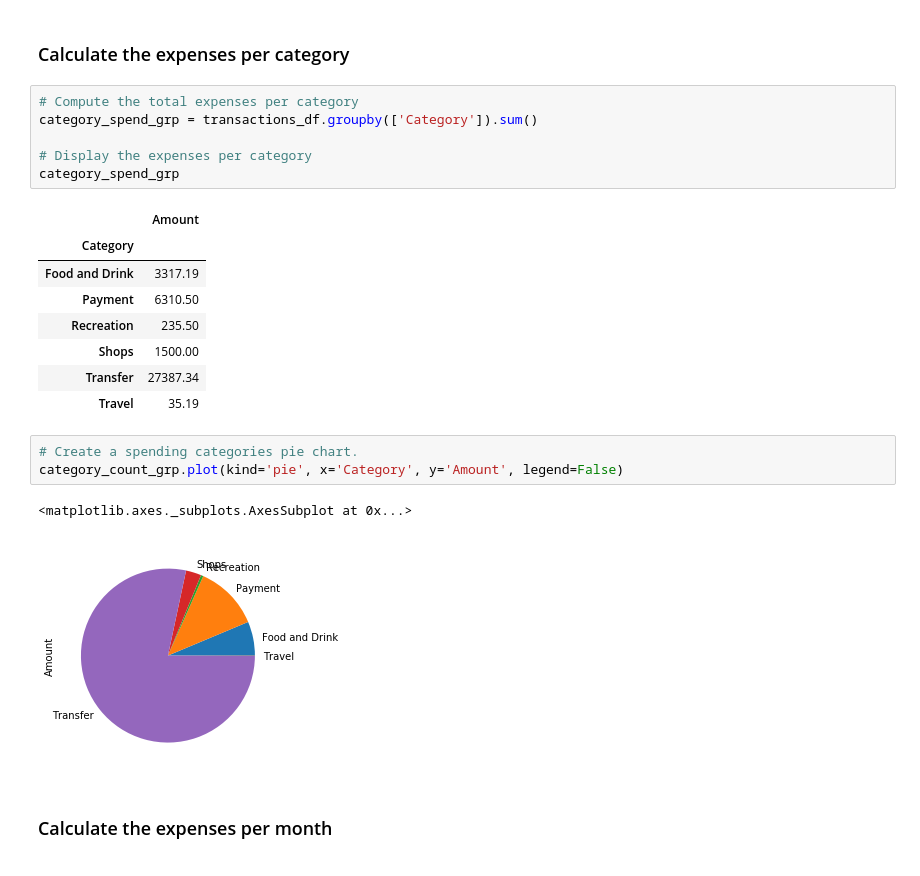
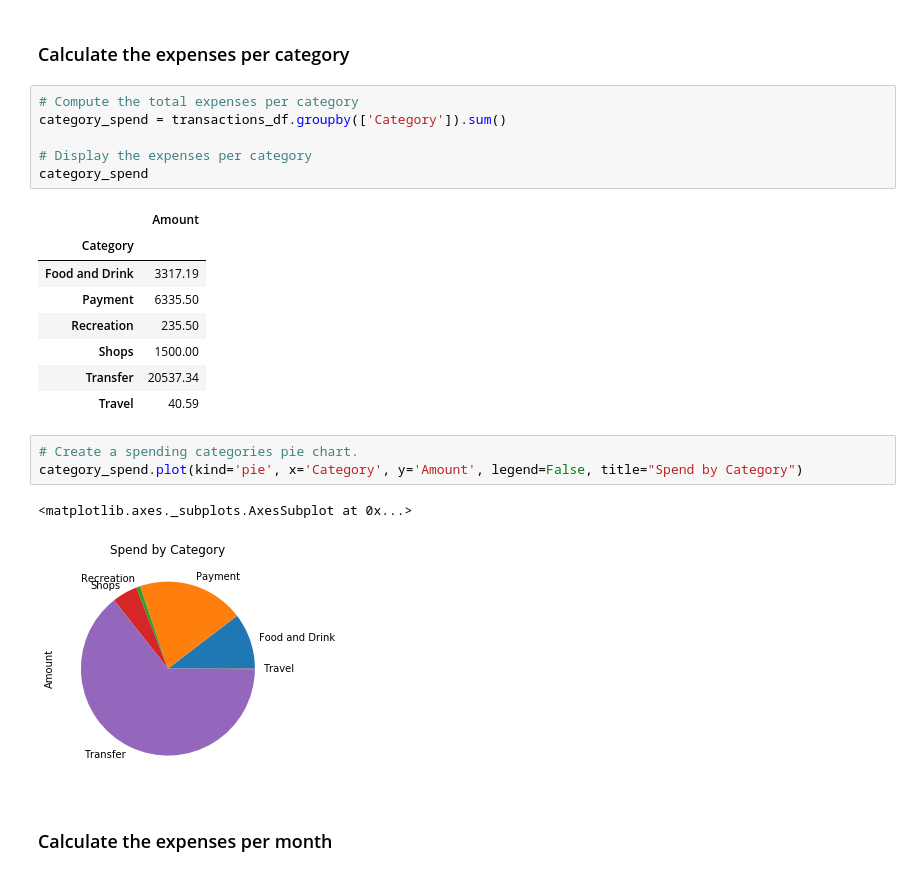
Before and after one commit to brettauc/API-homework, a Jupyter notebook: Code/account_summary.ipynb, the cells around one changed output. Cells and saved outputs as stored; diff of their text form.

```diff
--- a/Code/account_summary.ipynb
+++ b/Code/account_summary.ipynb
@@ -331,25 +331,25 @@ In this section, you will use the transactions DataFrame to analyze the customer
 ### Calculate the expenses per category
 # %%
 # Compute the total expenses per category
-category_spend_grp = transactions_df.groupby(['Category']).sum()
+category_spend = transactions_df.groupby(['Category']).sum()
 
 # Display the expenses per category
-category_spend_grp
+category_spend
 # %% [output]
 |  | Amount |
 | Category |  |
 | Food and Drink | 3317.19 |
-| Payment | 6310.50 |
+| Payment | 6335.50 |
 | Recreation | 235.50 |
 | Shops | 1500.00 |
-| Transfer | 27387.34 |
-| Travel | 35.19 |
+| Transfer | 20537.34 |
+| Travel | 40.59 |
 # %%
 # Create a spending categories pie chart.
-category_count_grp.plot(kind='pie', x='Category', y='Amount', legend=False)
+category_spend.plot(kind='pie', x='Category', y='Amount', legend=False, title="Spend by Category")
 # %% [output]
 <matplotlib.axes._subplots.AxesSubplot at 0x...>
-[figure, old version]
+[figure, new version]
 # %% [markdown]
 ### Calculate the expenses per month
 # %%
```
Also changed, not shown: parts of 7 cells of this notebook, 8 other files.
